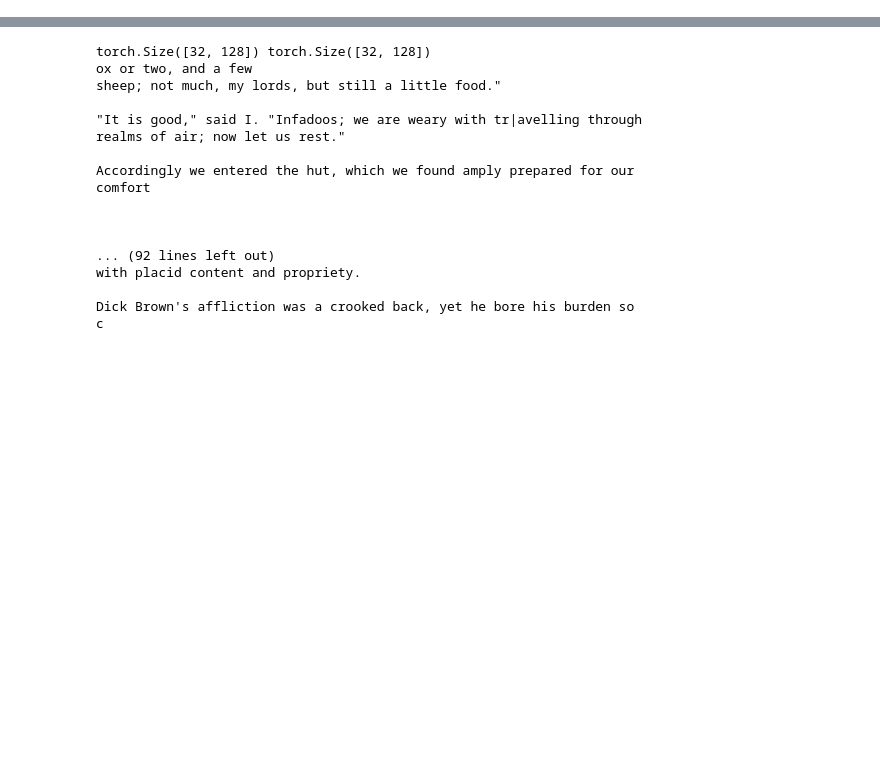
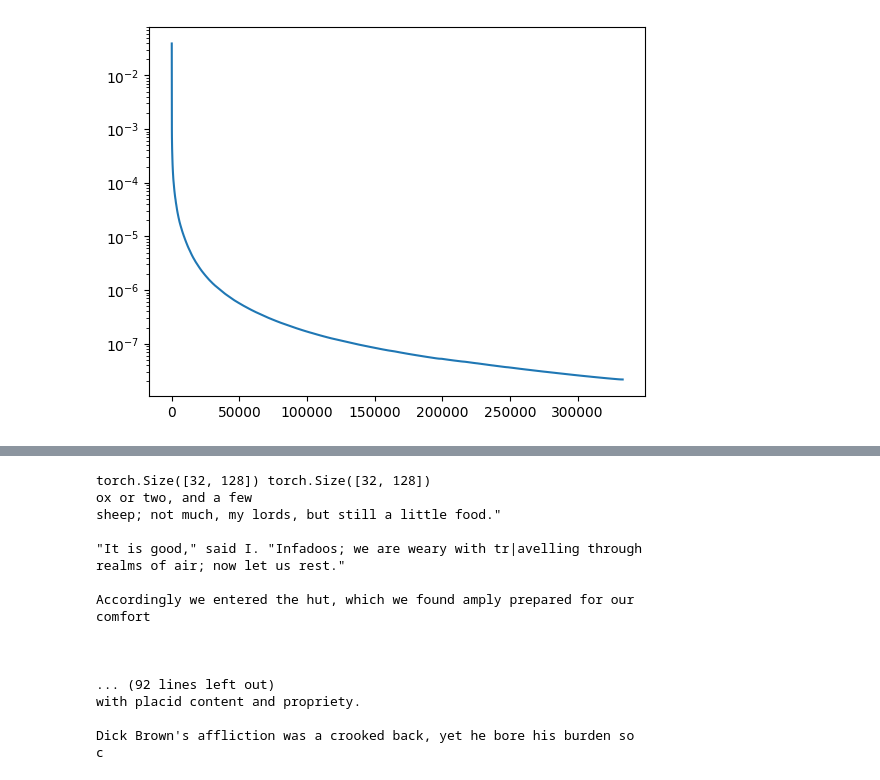
Before and after one commit to akarshkumar0101/transformer-memory, a Jupyter notebook: skip/testing.ipynb, the cells around one changed output, grey strips where cells are left out. Cells and saved outputs as stored; diff of their text form; code cells hidden in the pictures; blank space fills up the shorter version.

```diff
--- a/skip/testing.ipynb
+++ b/skip/testing.ipynb
@@ -25,0 +85,6 @@ ds_train, ds_test = dataset.create_dataset(tqdm=tqdm)
+# %%
+plt.plot(freqs)
+plt.yscale('log')
+# plt.xscale('log')
+# %% [output]
+[figure, added]
```
Also changed, not shown: parts of 20 cells of this notebook, 7 other files.
